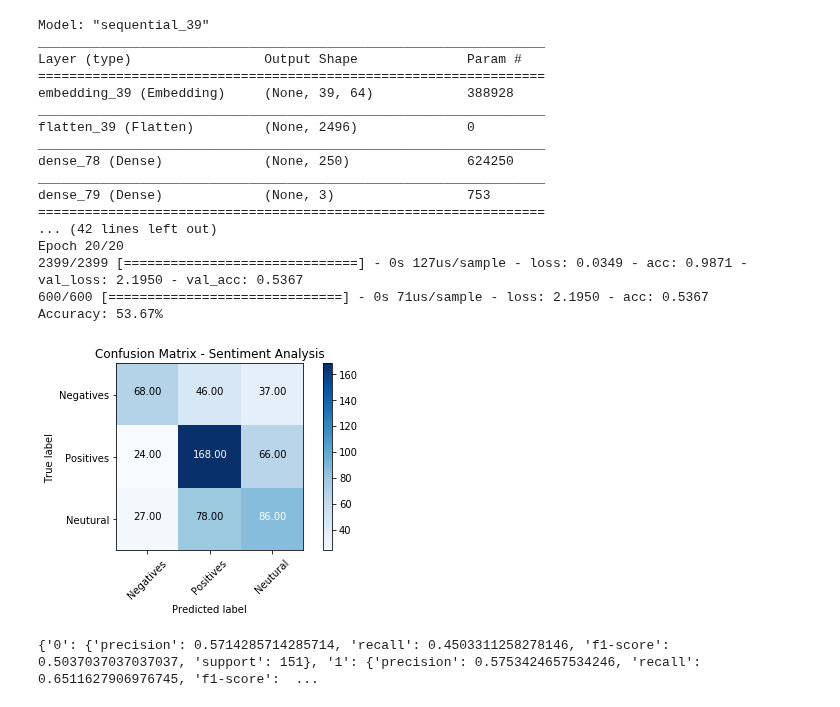
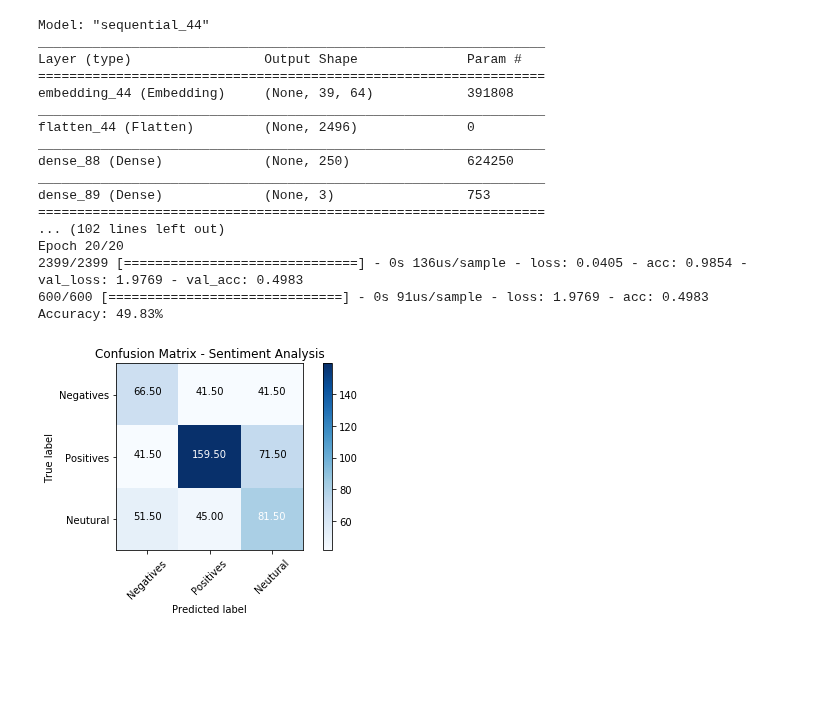
Before and after one commit to 5l1v3r1/ML-Project, a Jupyter notebook: final.ipynb, the cells around one changed output. Cells and saved outputs as stored; diff of their text form; code cells hidden in the pictures; blank space fills up the shorter version.

Commit message:
repeat implemented

```diff
--- a/final.ipynb
+++ b/final.ipynb
@@ -183,6 +183,8 @@ def find_max_lenth(features):
             lenth = len(words)
     return lenth
 
+# def evaluate_cr(total_cr)
+
 
 def run_svm(data):
     total_cm = []
@@ -254,50 +256,78 @@ def mlp_model(processed_features, labels, lenth):
         max_v = -1
         index = -1
         for j in range(len(predicted_sentiment[i])):
             if predicted_sentiment[i][j] > max_v:
                 max_v = predicted_sentiment[i][j]
                 index = j
         if index == 0:
             prediction.append(0)
         elif index == 1:
             prediction.append(1)
         else:
             prediction.append(2)
     c_report = get_c_report(y_test, prediction)
     cm = get_cm(y_test, prediction)
     return cm, c_report
 
 def run_mlp(data):
-    #data = data.sample(frac=1).reset_index(drop=True)
-    features = data.iloc[:,0].values
-    labels = data.iloc[:,1].values
-    lenth = find_max_lenth(features)
-    stop = get_external_stopwords()
-    processed_features = preprocces_Text(features, True, stop)
-    cm, cr = mlp_model(processed_features,labels,lenth)
-    plot_cm(cm)
-    print(cr)
+    total_cm = []
+    total_cr = []
+    for i in range(REPEAT):
+        data = data.sample(frac=1).reset_index(drop=True)
+        features = data.iloc[:,0].values
+        labels = data.iloc[:,1].values
+        lenth = find_max_lenth(features)
+        stop = get_external_stopwords()
+        processed_features = preprocces_Text(features, True, stop)
+        cm, cr = mlp_model(processed_features,labels,lenth)
+        #plot_cm(cm)
+        #print(cr)
+        if len(total_cm) == 0:
+            total_cm = cm
+        else:
+            total_cm = [[total_cm[i][j] + cm[i][j]  for j in range(len(total_cm[0]))] for i in range(len(total_cm))]
+        if len(total_cr) == 0:
+            total_cr = cr
+        else:
+            for key in total_cr:
+                if (isinstance(total_cr[key], float)):
+                    total_cr[key] = total_cr[key] + cr[key]
+                else:
+                    for j in total_cr[key]:
+                        total_cr[key][j] = total_cr[key][j] + cr[key][j]
+
+    total_cm = [[total_cm[i][j] / REPEAT  for j in range(len(total_cm[0]))] for i in range(len(total_cm))]
+
+    for key in total_cr:
+                if (isinstance(total_cr[key], float)):
+                    total_cr[key] = total_cr[key] / REPEAT
+                else:
+                    for j in total_cr[key]:
+                        total_cr[key][j] = total_cr[key][j] / REPEAT
+
+    plot_cm(np.array(total_cm))
+    print(total_cr)
+
 data = getDataset()
 #data_analayzer(data)
 #run_svm(data)
 run_mlp(data)
 # %% [output]
-Model: "sequential_39"
+Model: "sequential_44"
 _________________________________________________________________
 Layer (type)                 Output Shape              Param #
 =================================================================
-embedding_39 (Embedding)     (None, 39, 64)            388928
+embedding_44 (Embedding)     (None, 39, 64)            391808
 _________________________________________________________________
-flatten_39 (Flatten)         (None, 2496)              0
+flatten_44 (Flatten)         (None, 2496)              0
 _________________________________________________________________
-dense_78 (Dense)             (None, 250)               624250
+dense_88 (Dense)             (None, 250)               624250
 _________________________________________________________________
-dense_79 (Dense)             (None, 3)                 753
+dense_89 (Dense)             (None, 3)                 753
 =================================================================
-... (42 lines left out)
+... (102 lines left out)
 Epoch 20/20
-2399/2399 [==============================] - 0s 127us/sample - loss: 0.0349 - acc: 0.9871 - val_loss: 2.1950 - val_acc: 0.5367
-600/600 [==============================] - 0s 71us/sample - loss: 2.1950 - acc: 0.5367
-Accuracy: 53.67%
+2399/2399 [==============================] - 0s 136us/sample - loss: 0.0405 - acc: 0.9854 - val_loss: 1.9769 - val_acc: 0.4983
+600/600 [==============================] - 0s 91us/sample - loss: 1.9769 - acc: 0.4983
+Accuracy: 49.83%
-[figure, old version]
+[figure, new version]
-{'0': {'precision': 0.5714285714285714, 'recall': 0.4503311258278146, 'f1-score': 0.5037037037037037, 'support': 151}, '1': {'precision': 0.5753424657534246, 'recall': 0.6511627906976745, 'f1-score':  ...
```
